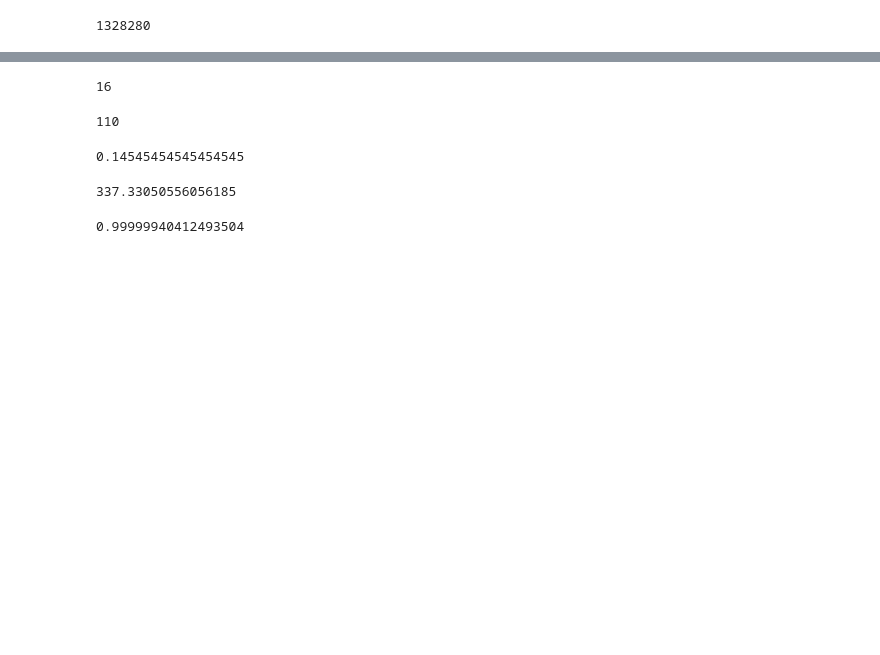
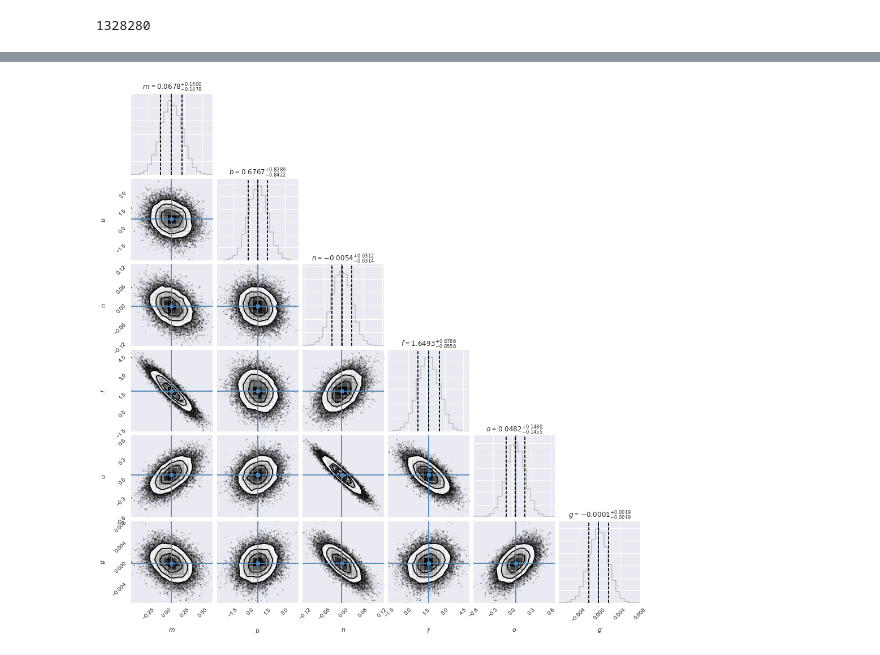
Before and after one commit to saint-germain/anisotropias, a Jupyter notebook: bootstrap predictive test.ipynb, the cells around one changed output, grey strips where cells are left out. Saved outputs shown, nothing was run; the diff lists cells and outputs as text; code cells hidden in the pictures; blank space fills up the shorter version.

```diff
--- a/bootstrap predictive test.ipynb
+++ b/bootstrap predictive test.ipynb
@@ -40,8 +42,10 @@ namelist=list(df1['Galaxy ID']) # list of galaxies
 counter=collections.Counter(namelist) # count measurements p. galaxy
 # select galaxies with a minimum number of measurements
 ulist=[]
-nmeas=10
+nmeas=15
 for i in counter.keys():
     if counter[i]>nmeas:
         ulist+=[i]
 dfs=df1[np.in1d(df1['Galaxy ID'],ulist)] # short dataframe
+disterr=0.461*dfs['D (Mpc)']*dfs.err
+len(ulist)
@@ -73,3 +53,0 @@ disterr=0.461*dfs['D (Mpc)']*dfs.err
-# %%
-i=listcut[10]
-i
@@ -238,8 +82,0 @@ Wall time: 2h 51min 40s
-# %%
-%%time
-ncutoff=12
-listcho=[]
-for i in listcut:
-    dfilter=(df1['Galaxy ID']==i)
-    if(len(df1[dfilter])>ncutoff): # Select galaxies which have more than n measurements
-        listcho.append(i)
@@ -251,3 +83,8 @@ dtest=[]
+# %%
+x=np.array(dboot)
+y=np.array(bootp50)
+yerr=np.array(bootsig)
+ydel=yerr
 # %%
 # Likelihood
 def lnlike(theta, x, y,yerr,ydel):
@@ -304,20 +107,23 @@ array([ 12.,  13.,  14.,  15.,  16.,  17.,  18.,  19.,  20.,  21.,  22.])
-# %%
-(this<0.025).sum()
-# %% [output]
-16
-# %%
-len(this)
-# %% [output]
-110
-# %%
-16./110
-# %% [output]
-0.14545454545454545
-# %%
--(np.log(this)).sum()
-# %% [output]
-337.33050556056185
-# %%
- stats.chi2.cdf(337.33, 2*110.)
-# %% [output]
-0.99999940412493504
+# %%
+# This block uses the emcee MCMC sampler to estimate the posterior probability
+# 1. Guess the starting places for the walkers from a maximum likelihood fit
+nll = lambda *args: -lnlike(*args)
+argum=(x, y,yerr,ydel)
+result = op.minimize(nll, [1.]*6, args=argum)
+m_ml, b_ml,n_ml,f_ml,o_ml,g_ml= result["x"]
+ndim, nwalkers = len(result["x"]), 100
+pos = [result["x"] + 1e-4*np.random.randn(ndim) for i in range(nwalkers)]
+sampler = emcee.EnsembleSampler(nwalkers, ndim, lnprob, args=argum)
+# 2. Let the walkers walk 1000 steps (10000 will do the trick as well)
+sampler.run_mcmc(pos, 1000);
+# Here we remove the burn-in steps, which we estimate to be around 100.
+# This can be estimated by calculating the autocorrelation time (see below)
+samples = sampler.chain[:, 100:, :].reshape((-1, ndim))
+# When needed, we use the mean of the posterior for each parameter
+# The mean is an unbiased estimator for the best values of the model parameters
+meanest=samples.mean(axis=0)
+# 3. Corner plot! Shows the marginalized distribution for our parameter space
+fig = corner.corner(samples, labels=["$m$", "$b$","$n$","$f$","$o$","$g$"],
+                      truths=meanest, quantiles=[0.16, 0.5, 0.84], show_titles=True,title_fmt='.4f')
+# %% [output]
+[figure, added]
```
Also changed, not shown: parts of 70 cells of this notebook.
